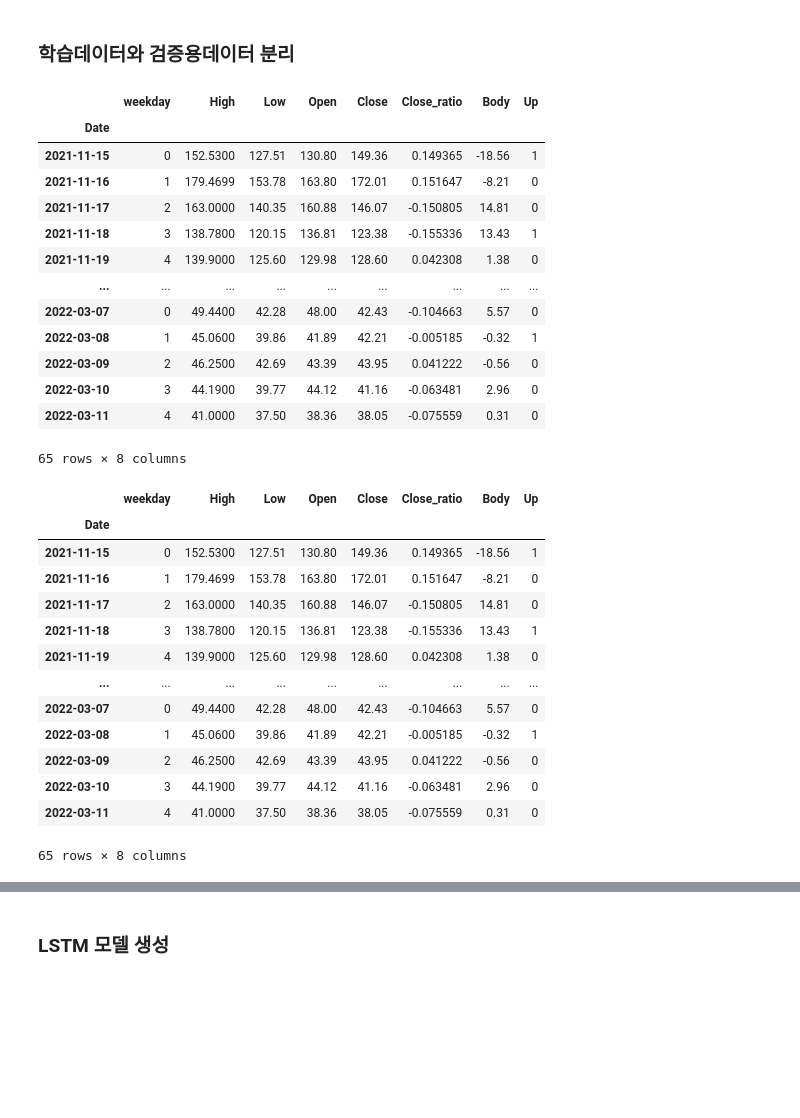
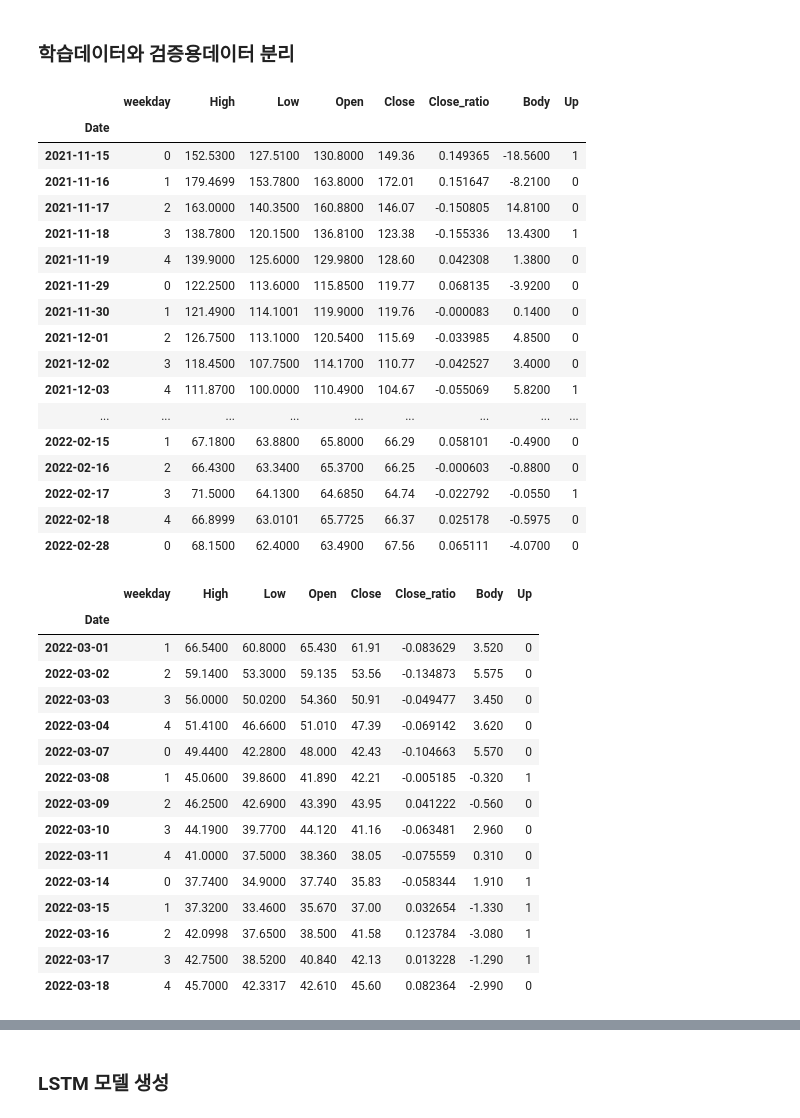
Before and after one commit to Yoontaewoong/Revian_stock_price_prediction_LSTM, a Jupyter notebook: Rivian_stock.ipynb, the cells around one changed output, grey strips where cells are left out. Cells and saved outputs as stored; diff of their text form; code cells hidden in the pictures; blank space fills up the shorter version.

```diff
--- a/Rivian_stock.ipynb
+++ b/Rivian_stock.ipynb
@@ -379,41 +379,47 @@ df
 # %% [markdown]
 ### 학습데이터와 검증용데이터 분리
 # %%
-df_train = df['2021-11-11' : '2022-03-18'] # 이부분 잘못되면 첫줄 nan
+df_train = df['2021-11-11' : '2022-02-28'] # 이부분 잘못되면 첫줄 nan
 df_train
 # %% [output]
 |  | weekday | High | Low | Open | Close | Close_ratio | Body | Up |
 | Date |  |  |  |  |  |  |  |  |
-| 2021-11-15 | 0 | 152.5300 | 127.51 | 130.80 | 149.36 | 0.149365 | -18.56 | 1 |
-| 2021-11-16 | 1 | 179.4699 | 153.78 | 163.80 | 172.01 | 0.151647 | -8.21 | 0 |
-| 2021-11-17 | 2 | 163.0000 | 140.35 | 160.88 | 146.07 | -0.150805 | 14.81 | 0 |
-| 2021-11-18 | 3 | 138.7800 | 120.15 | 136.81 | 123.38 | -0.155336 | 13.43 | 1 |
-| 2021-11-19 | 4 | 139.9000 | 125.60 | 129.98 | 128.60 | 0.042308 | 1.38 | 0 |
+| 2021-11-15 | 0 | 152.5300 | 127.5100 | 130.8000 | 149.36 | 0.149365 | -18.5600 | 1 |
+| 2021-11-16 | 1 | 179.4699 | 153.7800 | 163.8000 | 172.01 | 0.151647 | -8.2100 | 0 |
+| 2021-11-17 | 2 | 163.0000 | 140.3500 | 160.8800 | 146.07 | -0.150805 | 14.8100 | 0 |
+| 2021-11-18 | 3 | 138.7800 | 120.1500 | 136.8100 | 123.38 | -0.155336 | 13.4300 | 1 |
+| 2021-11-19 | 4 | 139.9000 | 125.6000 | 129.9800 | 128.60 | 0.042308 | 1.3800 | 0 |
+| 2021-11-29 | 0 | 122.2500 | 113.6000 | 115.8500 | 119.77 | 0.068135 | -3.9200 | 0 |
+| 2021-11-30 | 1 | 121.4900 | 114.1001 | 119.9000 | 119.76 | -0.000083 | 0.1400 | 0 |
+| 2021-12-01 | 2 | 126.7500 | 113.1000 | 120.5400 | 115.69 | -0.033985 | 4.8500 | 0 |
+| 2021-12-02 | 3 | 118.4500 | 107.7500 | 114.1700 | 110.77 | -0.042527 | 3.4000 | 0 |
+| 2021-12-03 | 4 | 111.8700 | 100.0000 | 110.4900 | 104.67 | -0.055069 | 5.8200 | 1 |
 | ... | ... | ... | ... | ... | ... | ... | ... | ... |
-| 2022-03-07 | 0 | 49.4400 | 42.28 | 48.00 | 42.43 | -0.104663 | 5.57 | 0 |
-| 2022-03-08 | 1 | 45.0600 | 39.86 | 41.89 | 42.21 | -0.005185 | -0.32 | 1 |
-| 2022-03-09 | 2 | 46.2500 | 42.69 | 43.39 | 43.95 | 0.041222 | -0.56 | 0 |
-| 2022-03-10 | 3 | 44.1900 | 39.77 | 44.12 | 41.16 | -0.063481 | 2.96 | 0 |
-| 2022-03-11 | 4 | 41.0000 | 37.50 | 38.36 | 38.05 | -0.075559 | 0.31 | 0 |
+| 2022-02-15 | 1 | 67.1800 | 63.8800 | 65.8000 | 66.29 | 0.058101 | -0.4900 | 0 |
+| 2022-02-16 | 2 | 66.4300 | 63.3400 | 65.3700 | 66.25 | -0.000603 | -0.8800 | 0 |
+| 2022-02-17 | 3 | 71.5000 | 64.1300 | 64.6850 | 64.74 | -0.022792 | -0.0550 | 1 |
+| 2022-02-18 | 4 | 66.8999 | 63.0101 | 65.7725 | 66.37 | 0.025178 | -0.5975 | 0 |
+| 2022-02-28 | 0 | 68.1500 | 62.4000 | 63.4900 | 67.56 | 0.065111 | -4.0700 | 0 |
-65 rows × 8 columns
 # %%
-df_test = df['2021-11-15' : ]
+df_test = df['2022-03-01' : ]
 df_test
 # %% [output]
 |  | weekday | High | Low | Open | Close | Close_ratio | Body | Up |
 | Date |  |  |  |  |  |  |  |  |
-| 2021-11-15 | 0 | 152.5300 | 127.51 | 130.80 | 149.36 | 0.149365 | -18.56 | 1 |
-| 2021-11-16 | 1 | 179.4699 | 153.78 | 163.80 | 172.01 | 0.151647 | -8.21 | 0 |
-| 2021-11-17 | 2 | 163.0000 | 140.35 | 160.88 | 146.07 | -0.150805 | 14.81 | 0 |
-| 2021-11-18 | 3 | 138.7800 | 120.15 | 136.81 | 123.38 | -0.155336 | 13.43 | 1 |
-| 2021-11-19 | 4 | 139.9000 | 125.60 | 129.98 | 128.60 | 0.042308 | 1.38 | 0 |
-| ... | ... | ... | ... | ... | ... | ... | ... | ... |
-| 2022-03-07 | 0 | 49.4400 | 42.28 | 48.00 | 42.43 | -0.104663 | 5.57 | 0 |
-| 2022-03-08 | 1 | 45.0600 | 39.86 | 41.89 | 42.21 | -0.005185 | -0.32 | 1 |
-| 2022-03-09 | 2 | 46.2500 | 42.69 | 43.39 | 43.95 | 0.041222 | -0.56 | 0 |
-| 2022-03-10 | 3 | 44.1900 | 39.77 | 44.12 | 41.16 | -0.063481 | 2.96 | 0 |
-| 2022-03-11 | 4 | 41.0000 | 37.50 | 38.36 | 38.05 | -0.075559 | 0.31 | 0 |
+| 2022-03-01 | 1 | 66.5400 | 60.8000 | 65.430 | 61.91 | -0.083629 | 3.520 | 0 |
+| 2022-03-02 | 2 | 59.1400 | 53.3000 | 59.135 | 53.56 | -0.134873 | 5.575 | 0 |
+| 2022-03-03 | 3 | 56.0000 | 50.0200 | 54.360 | 50.91 | -0.049477 | 3.450 | 0 |
+| 2022-03-04 | 4 | 51.4100 | 46.6600 | 51.010 | 47.39 | -0.069142 | 3.620 | 0 |
+| 2022-03-07 | 0 | 49.4400 | 42.2800 | 48.000 | 42.43 | -0.104663 | 5.570 | 0 |
+| 2022-03-08 | 1 | 45.0600 | 39.8600 | 41.890 | 42.21 | -0.005185 | -0.320 | 1 |
+| 2022-03-09 | 2 | 46.2500 | 42.6900 | 43.390 | 43.95 | 0.041222 | -0.560 | 0 |
+| 2022-03-10 | 3 | 44.1900 | 39.7700 | 44.120 | 41.16 | -0.063481 | 2.960 | 0 |
+| 2022-03-11 | 4 | 41.0000 | 37.5000 | 38.360 | 38.05 | -0.075559 | 0.310 | 0 |
+| 2022-03-14 | 0 | 37.7400 | 34.9000 | 37.740 | 35.83 | -0.058344 | 1.910 | 1 |
+| 2022-03-15 | 1 | 37.3200 | 33.4600 | 35.670 | 37.00 | 0.032654 | -1.330 | 1 |
+| 2022-03-16 | 2 | 42.0998 | 37.6500 | 38.500 | 41.58 | 0.123784 | -3.080 | 1 |
+| 2022-03-17 | 3 | 42.7500 | 38.5200 | 40.840 | 42.13 | 0.013228 | -1.290 | 1 |
+| 2022-03-18 | 4 | 45.7000 | 42.3317 | 42.610 | 45.60 | 0.082364 | -2.990 | 0 |
-65 rows × 8 columns
 # %%
 X_train = df_train[['weekday', 'High', 'Low', 'Open', 'Close', 'Close_ratio', 'Body']]
 Y_train = df_train['Up']
```
Also changed, not shown: parts of 30 cells of this notebook.
